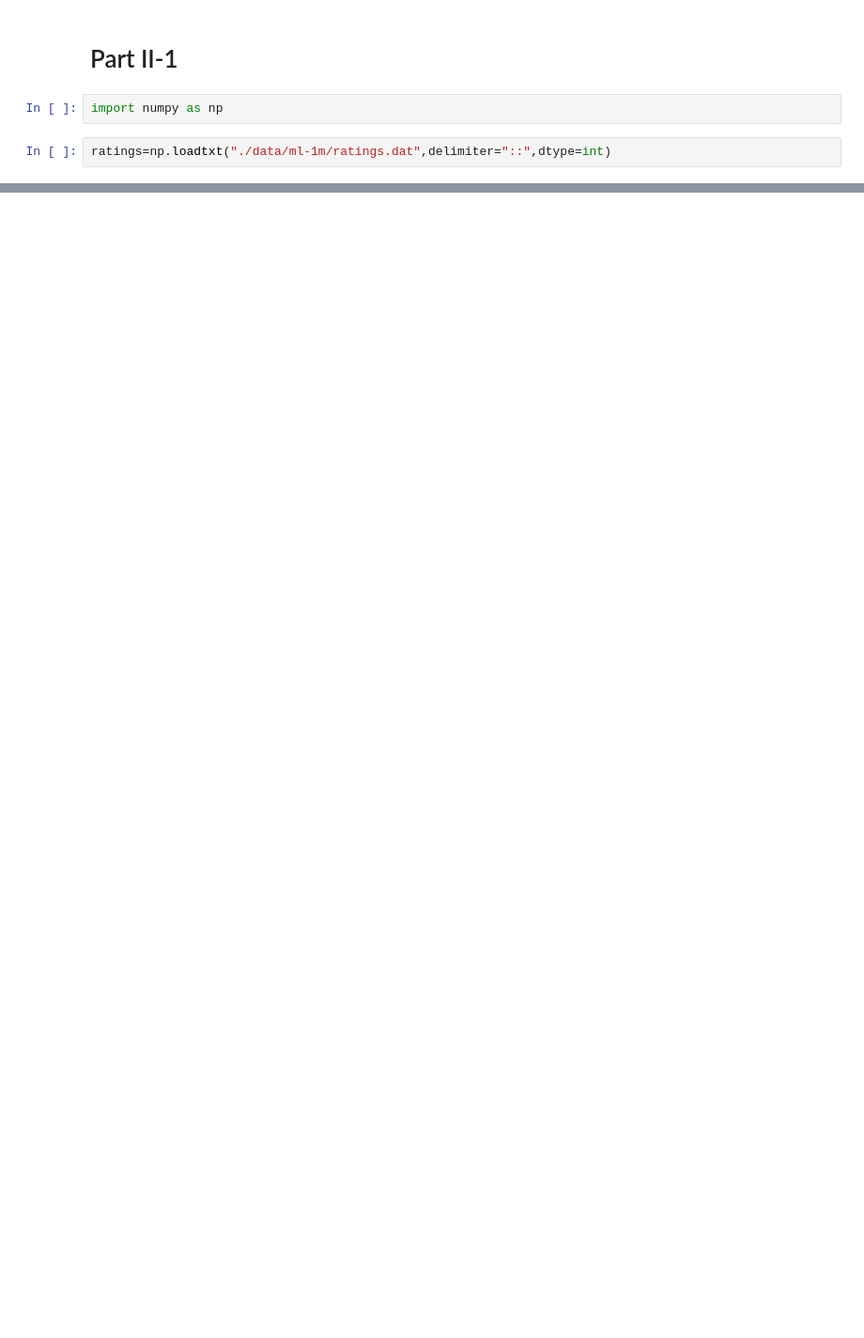
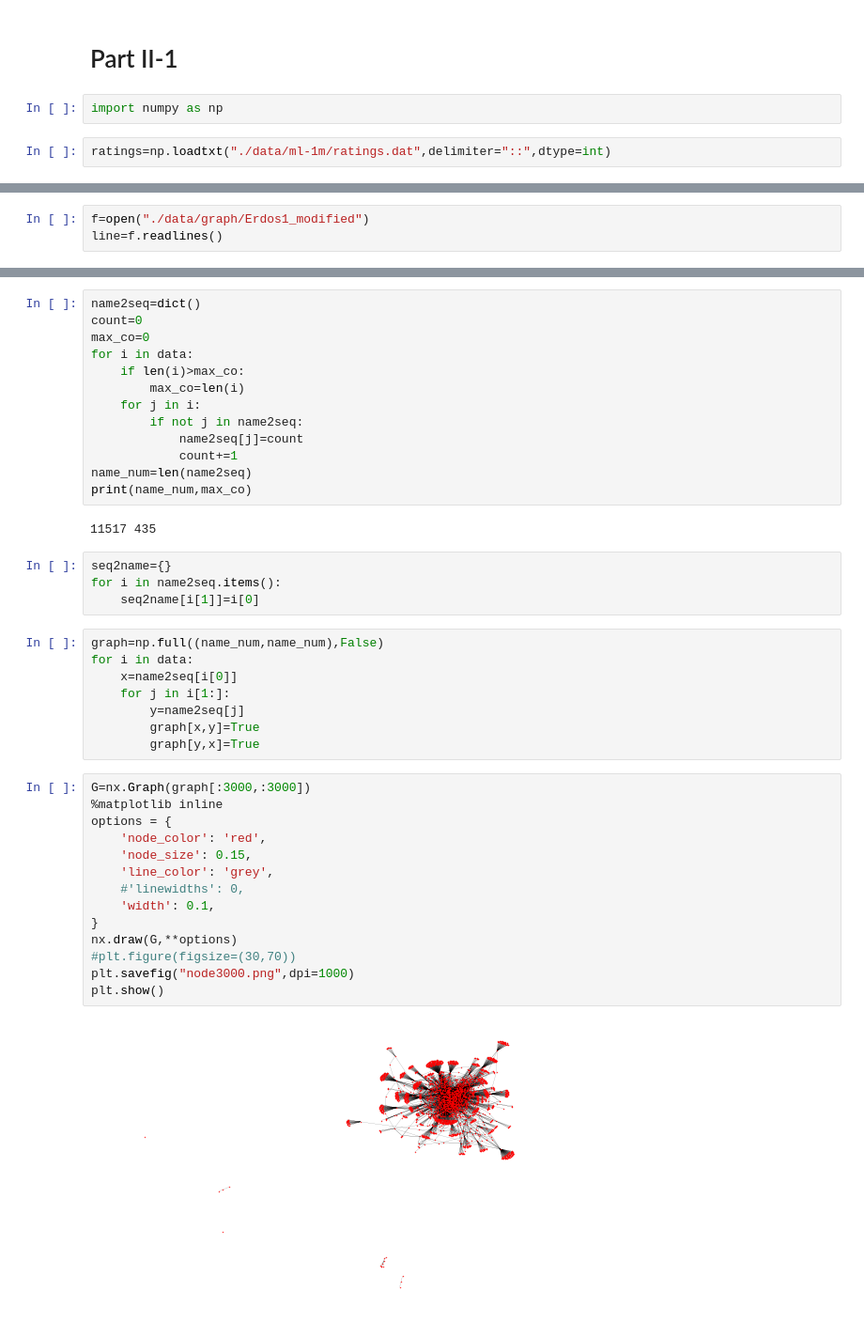
Before and after one commit to wlf1998/WebInfo, a Jupyter notebook: WebMining/Lab2.ipynb, the cells around one changed output, grey strips where cells are left out. Shown at 94% size. Saved outputs shown, nothing was run; the diff lists cells and outputs as text; blank space fills up the shorter version.

```diff
--- a/WebMining/Lab2.ipynb
+++ b/WebMining/Lab2.ipynb
@@ -206,0 +476,3 @@ data[]
+# %%
+f=open("./data/graph/Erdos1_modified")
+line=f.readlines()
@@ -206,0 +497,43 @@ data[]
+# %%
+name2seq=dict()
+count=0
+max_co=0
+for i in data:
+    if len(i)>max_co:
+        max_co=len(i)
+    for j in i:
+        if not j in name2seq:
+            name2seq[j]=count
+            count+=1
+name_num=len(name2seq)
+print(name_num,max_co)
+# %% [output]
+11517 435
+# %%
+seq2name={}
+for i in name2seq.items():
+    seq2name[i[1]]=i[0]
+# %%
+graph=np.full((name_num,name_num),False)
+for i in data:
+    x=name2seq[i[0]]
+    for j in i[1:]:
+        y=name2seq[j]
+        graph[x,y]=True
+        graph[y,x]=True
+# %%
+G=nx.Graph(graph[:3000,:3000])
+%matplotlib inline
+options = {
+    'node_color': 'red',
+    'node_size': 0.15,
+    'line_color': 'grey',
+    #'linewidths': 0,
+    'width': 0.1,
+}
+nx.draw(G,**options)
+#plt.figure(figsize=(30,70))
+plt.savefig("node3000.png",dpi=1000)
+plt.show()
+# %% [output]
+[figure, added]
```
Also changed, not shown: parts of 62 cells of this notebook, 10 other files.
